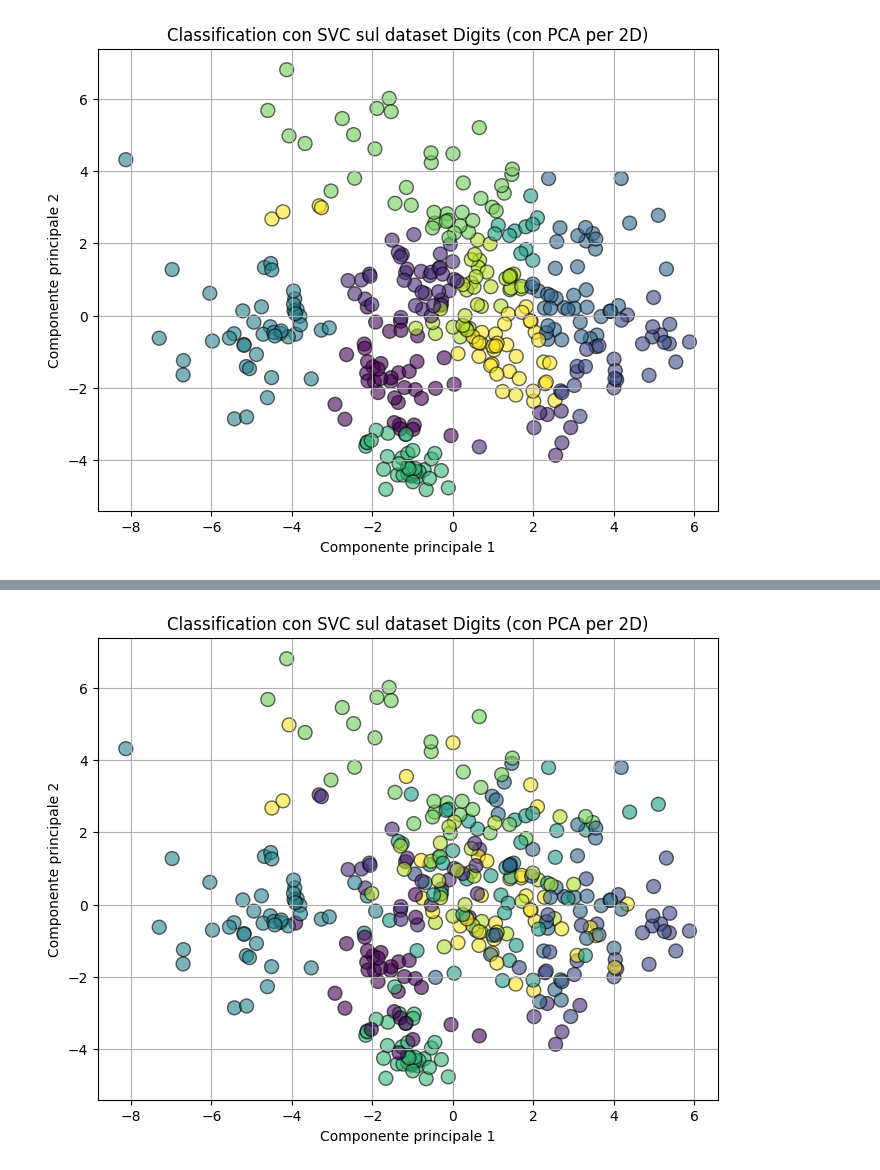
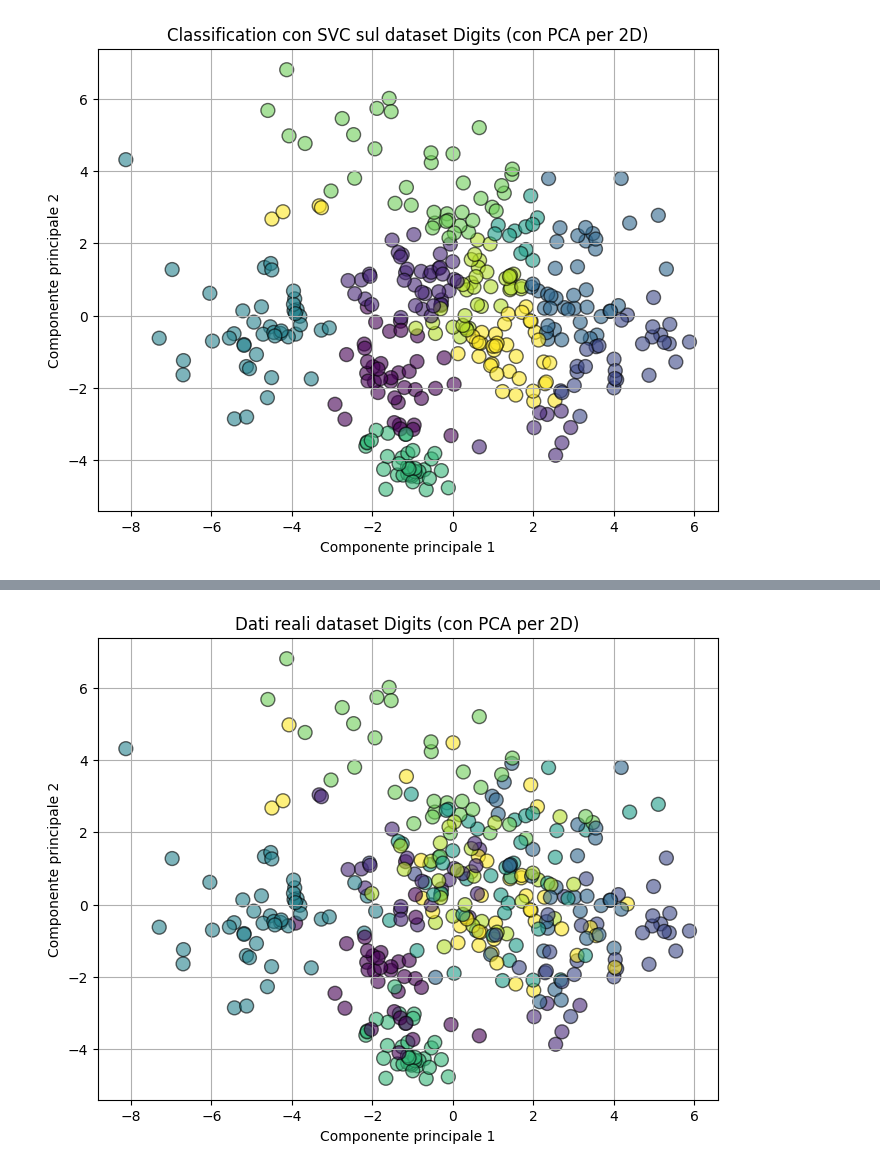
Before and after one commit to f-lost/esercizi_stefano, a Jupyter notebook: corso_python/27.11/prova.ipynb, the cells around one changed output, grey strips where cells are left out. Cells and saved outputs as stored; diff of their text form; code cells hidden in the pictures.

```diff
--- a/corso_python/27.11/prova.ipynb
+++ b/corso_python/27.11/prova.ipynb
@@ -100,12 +122,11 @@ plt.show()
 # %%
 #Grafici
 plt.figure(figsize=(8, 6))
 plt.scatter(X_pca_test[:, 0], X_pca_test[:, 1], c=y_test, cmap='viridis', marker='o', s=100, edgecolors='k', alpha=0.6)
-
-plt.title('Classification con SVC sul dataset Digits (con PCA per 2D)')
+plt.title('Dati reali dataset Digits (con PCA per 2D)')
 plt.xlabel('Componente principale 1')
 plt.ylabel('Componente principale 2')
 plt.grid(True)
 plt.show()
 # %% [output]
-[figure, old version]
+[figure, new version]
```
Also changed, not shown: parts of 3 cells of this notebook, 3 other files.
